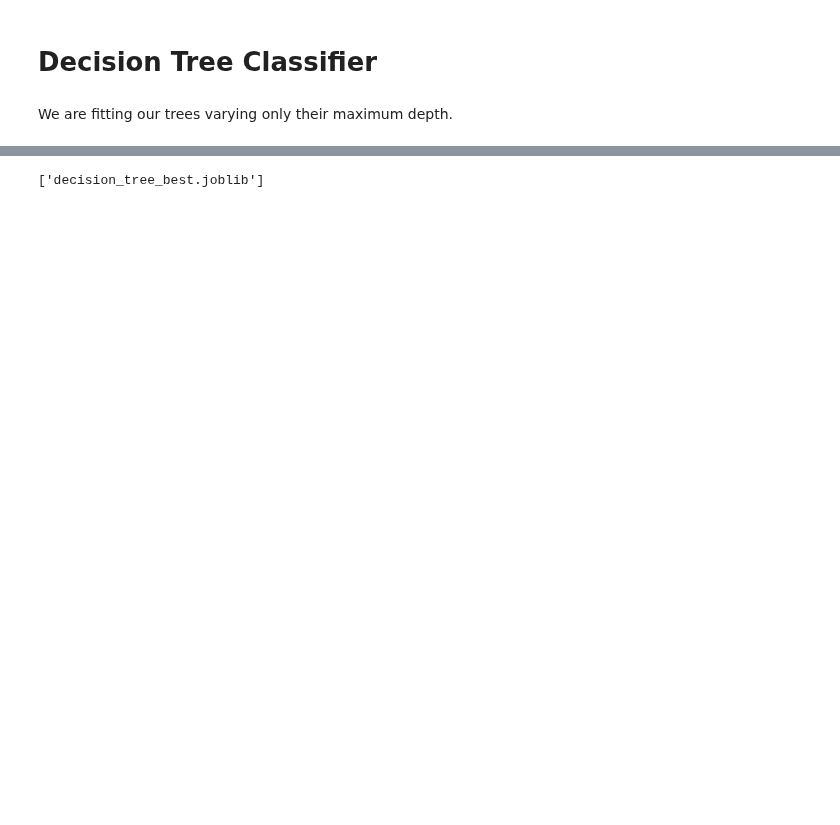
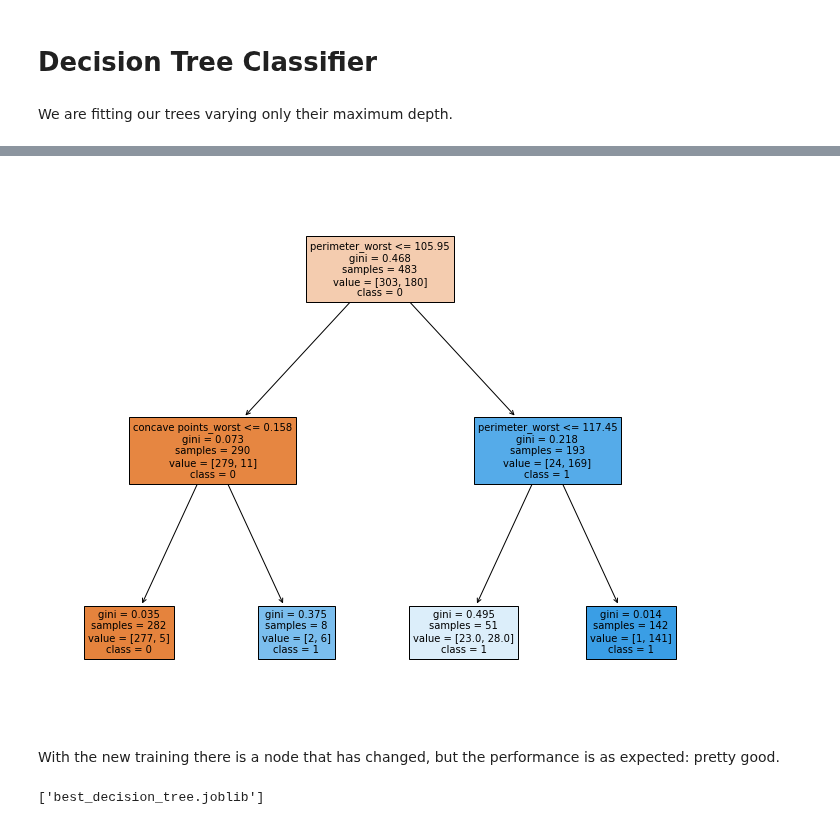
Before and after one commit to mgp165/TFG, a Jupyter notebook: notebooks/models/breast_cancer/decision_tree.ipynb, the cells around one changed output, grey strips where cells are left out. Cells and saved outputs as stored; diff of their text form; code cells hidden in the pictures; blank space fills up the shorter version.

```diff
--- a/notebooks/models/breast_cancer/decision_tree.ipynb
+++ b/notebooks/models/breast_cancer/decision_tree.ipynb
@@ -44,0 +61,7 @@ Trees of maximum depth 4 and above are way overfitted. Also the one with maximum
+# %%
+retrain = pd.concat([train, validation])
+# %%
+y_retrain = retrain.diagnosis
+X_retrain = retrain.drop(columns=['diagnosis'])
+# %%
+model = DecisionTreeClassifier(max_depth=2).fit(X_retrain, y_retrain)
@@ -45,4 +74,12 @@ Trees of maximum depth 4 and above are way overfitted. Also the one with maximum
+# %%
+plt.figure(figsize=(12, 10))
+plot_tree(model, filled=True, feature_names=X_retrain.columns, class_names=['0', '1'])
+plt.show()
+# %% [output]
+[figure, added]
+# %% [markdown]
+With the new training there is a node that has changed, but the performance is as expected: pretty good.
 # %%
-dump(models_list[1], 'decision_tree_best.joblib')
+dump(model, 'best_decision_tree.joblib')
 # %% [output]
-['decision_tree_best.joblib']
+['best_decision_tree.joblib']
```
Also changed, not shown: parts of 11 cells of this notebook, 1 other file.
